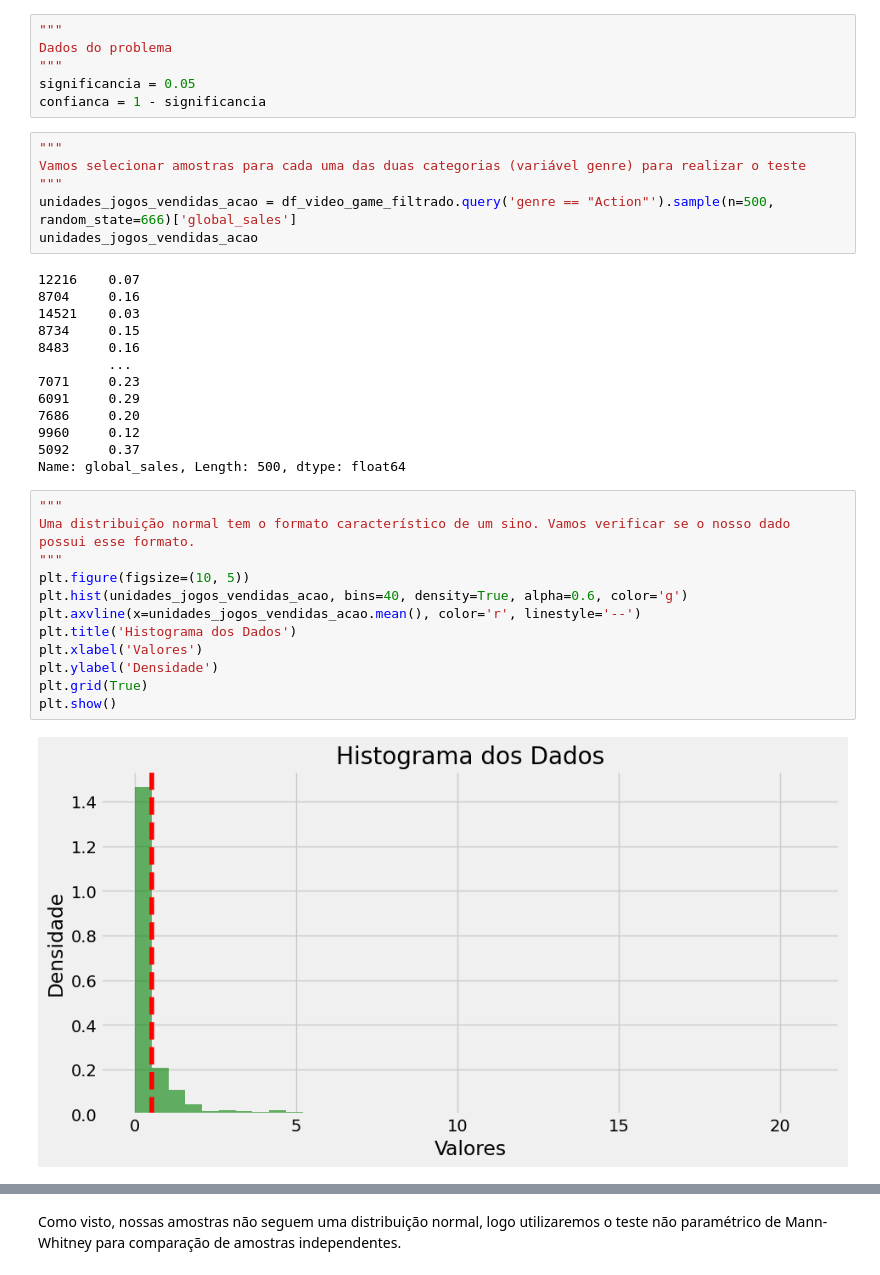
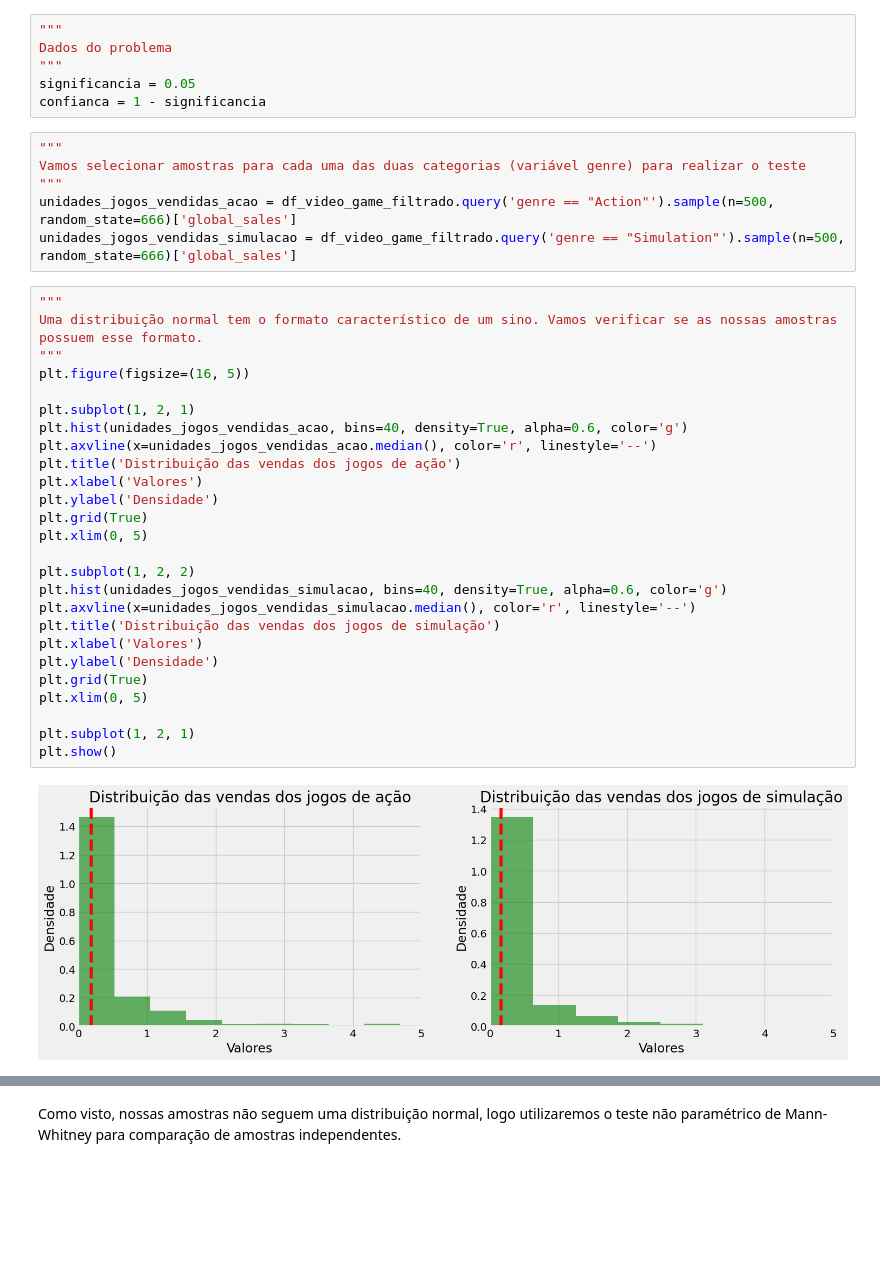
Before and after one commit to RayVilaca/Bootcamp-Data-Science-Ada, a Jupyter notebook: projetos-conclusao-modulo/modulo 4/projeto.ipynb, the cells around one changed output, grey strips where cells are left out. Saved outputs shown, nothing was run; the diff lists cells and outputs as text; blank space fills up the shorter version.

```diff
--- a/projetos-conclusao-modulo/modulo 4/projeto.ipynb
+++ b/projetos-conclusao-modulo/modulo 4/projeto.ipynb
@@ -395,33 +391,34 @@ confianca = 1 - significancia
 Vamos selecionar amostras para cada uma das duas categorias (variável genre) para realizar o teste
 """
 unidades_jogos_vendidas_acao = df_video_game_filtrado.query('genre == "Action"').sample(n=500, random_state=666)['global_sales']
-unidades_jogos_vendidas_acao
+unidades_jogos_vendidas_simulacao = df_video_game_filtrado.query('genre == "Simulation"').sample(n=500, random_state=666)['global_sales']
-# %% [output]
-12216    0.07
-8704     0.16
-14521    0.03
-8734     0.15
-8483     0.16
-         ...
-7071     0.23
-6091     0.29
-7686     0.20
-9960     0.12
-5092     0.37
-Name: global_sales, Length: 500, dtype: float64
 # %%
 """
-Uma distribuição normal tem o formato característico de um sino. Vamos verificar se o nosso dado
-possui esse formato.
+Uma distribuição normal tem o formato característico de um sino. Vamos verificar se as nossas amostras
+possuem esse formato.
 """
-plt.figure(figsize=(10, 5))
+plt.figure(figsize=(16, 5))
+
+plt.subplot(1, 2, 1)
 plt.hist(unidades_jogos_vendidas_acao, bins=40, density=True, alpha=0.6, color='g')
-plt.axvline(x=unidades_jogos_vendidas_acao.mean(), color='r', linestyle='--')
-plt.title('Histograma dos Dados')
+plt.axvline(x=unidades_jogos_vendidas_acao.median(), color='r', linestyle='--')
+plt.title('Distribuição das vendas dos jogos de ação')
 plt.xlabel('Valores')
 plt.ylabel('Densidade')
 plt.grid(True)
+plt.xlim(0, 5)
+
+plt.subplot(1, 2, 2)
+plt.hist(unidades_jogos_vendidas_simulacao, bins=40, density=True, alpha=0.6, color='g')
+plt.axvline(x=unidades_jogos_vendidas_simulacao.median(), color='r', linestyle='--')
+plt.title('Distribuição das vendas dos jogos de simulação')
+plt.xlabel('Valores')
+plt.ylabel('Densidade')
+plt.grid(True)
+plt.xlim(0, 5)
+
+plt.subplot(1, 2, 1)
 plt.show()
 # %% [output]
-[figure, old version]
+[figure, new version]
 # %%
```
Also changed, not shown: parts of 15 cells of this notebook.
